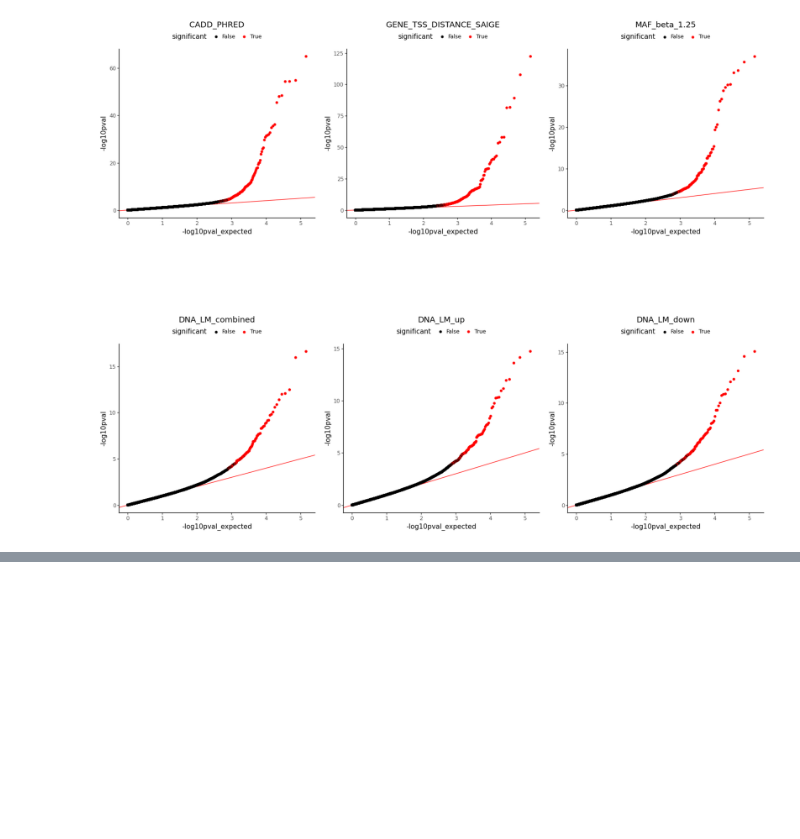
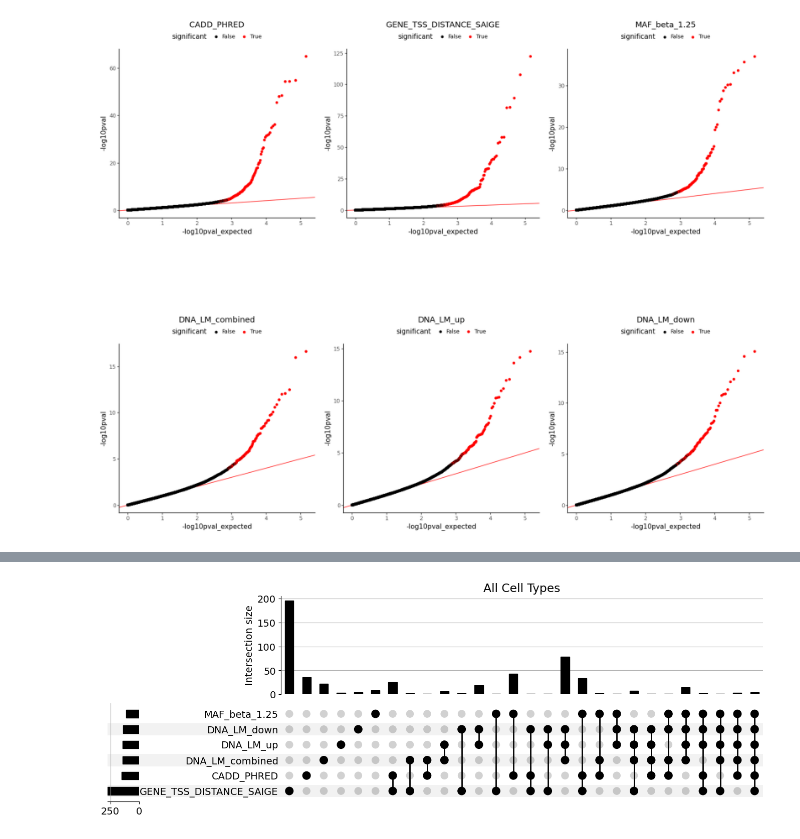
Before and after one commit to theislab/cellink, a Jupyter notebook: docs/notebooks/eval_results_summary_plots.ipynb, the cells around one changed output, grey strips where cells are left out. Drawn from its saved outputs; the diff is of its cells as text; code cells hidden in the pictures; blank space fills up the shorter version.

```diff
--- a/docs/notebooks/eval_results_summary_plots.ipynb
+++ b/docs/notebooks/eval_results_summary_plots.ipynb
@@ -94,0 +151,16 @@ plotnine_grid2([p1,p2, p3, p4, p5, p6])
+# %%
+# all cell types
+burden_dict_all = {}
+for _, row in significant_df.iterrows():
+    burden_type = row["burden_type"]
+    burden_gene = row["burden_gene"]
+
+    if burden_type not in burden_dict_all:
+        burden_dict_all[burden_type] = []
+
+    # Append burden gene
+    burden_dict_all[burden_type].append(burden_gene)
+# %%
+plot_upset(burden_dict_all, "All Cell Types", fontsize=14)
+# %% [output]
+[figure, added]
```
Also changed, not shown: parts of 6 cells of this notebook, 2 other files.
